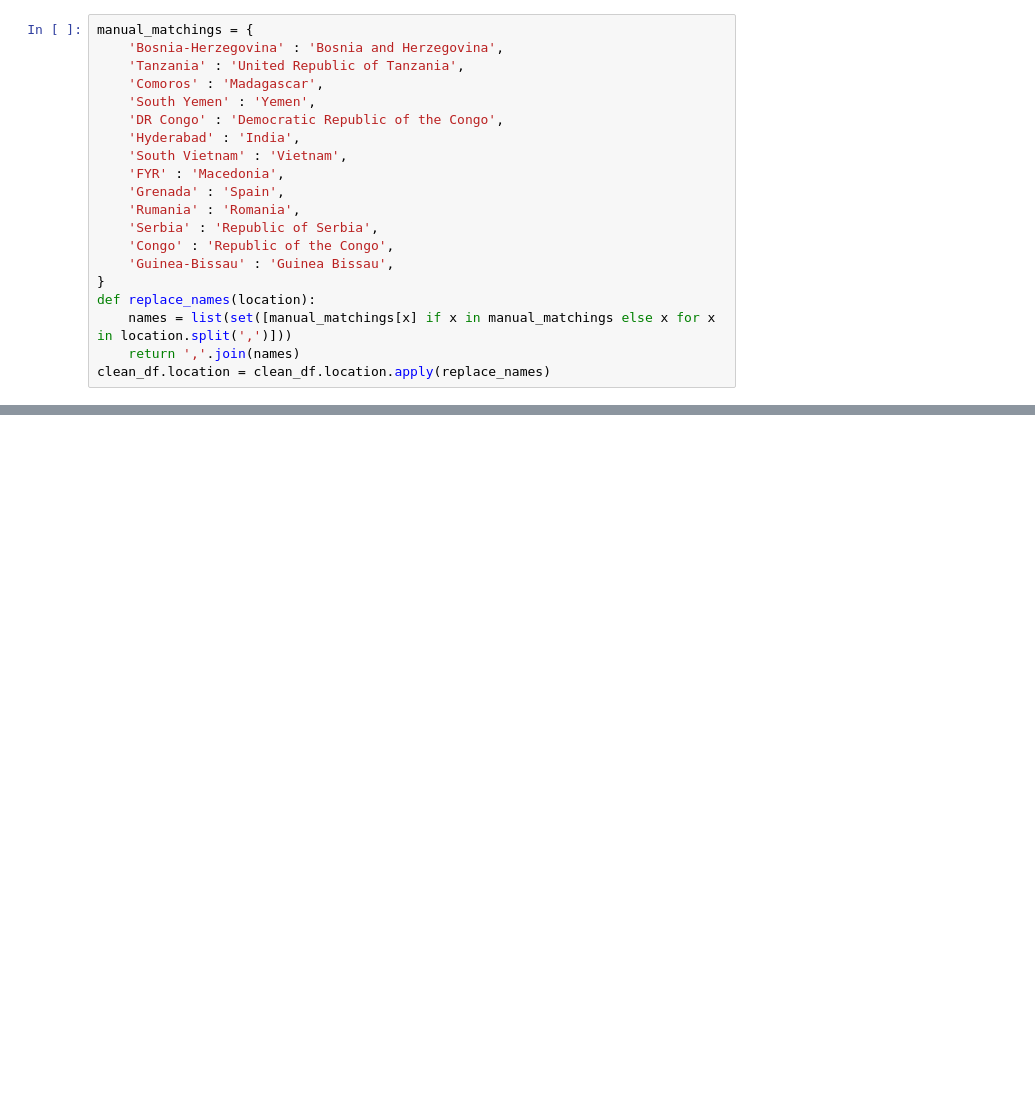
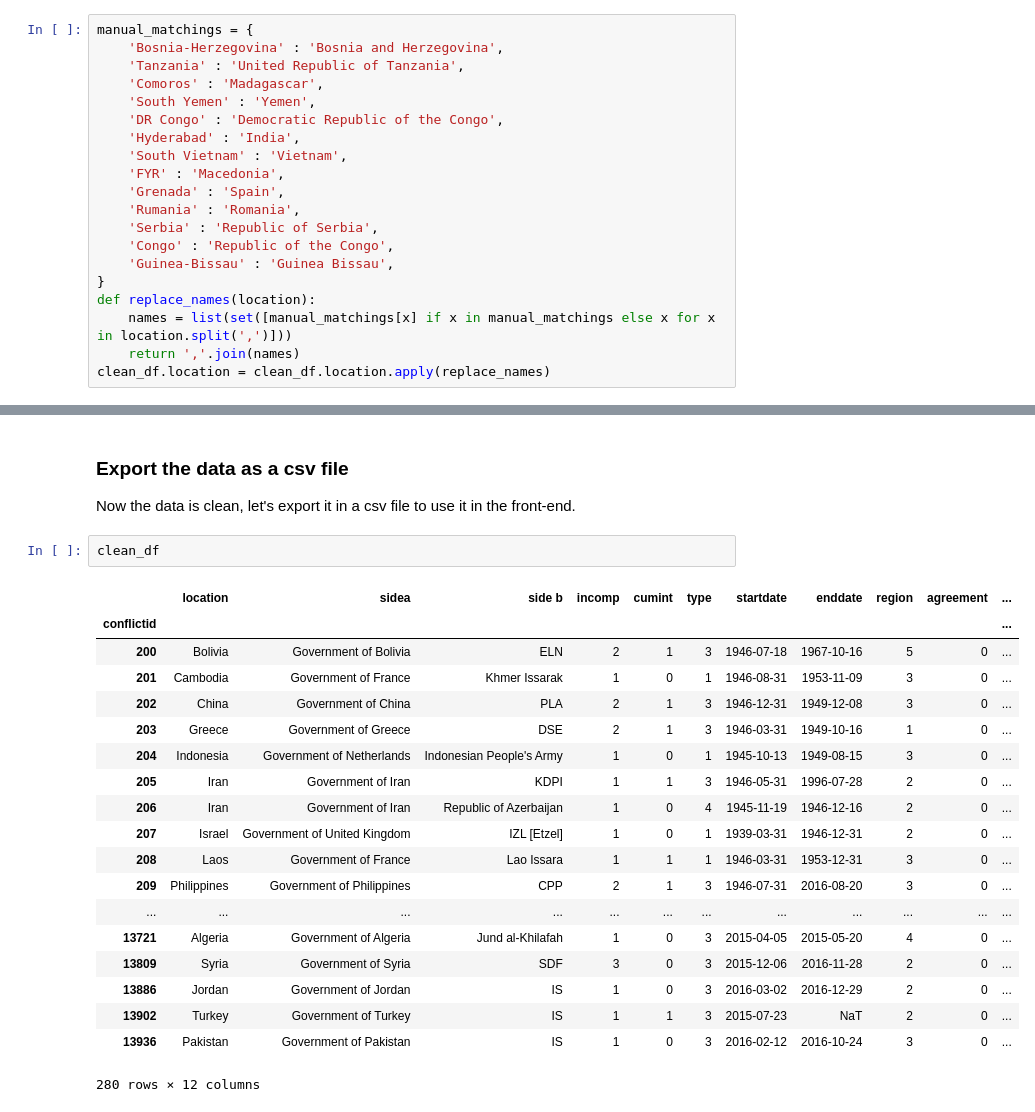
Before and after one commit to rbsteinm/AppliedDataAnalysis, a Jupyter notebook: project/DataExploration.ipynb, the cells around one changed output, grey strips where cells are left out. Drawn from its saved outputs; the diff is of its cells as text; blank space fills up the shorter version.

```diff
--- a/project/DataExploration.ipynb
+++ b/project/DataExploration.ipynb
@@ -868,0 +1096,25 @@ print_unmatched(map_countries)
+# %% [markdown]
+### Export the data as a csv file
+Now the data is clean, let's export it in a csv file to use it in the front-end.
+# %%
+clean_df
+# %% [output]
+|  | location | sidea | side b | incomp | cumint | type | startdate | enddate | region | agreement | ... |
+| conflictid |  |  |  |  |  |  |  |  |  |  | ... |
+| 200 | Bolivia | Government of Bolivia | ELN | 2 | 1 | 3 | 1946-07-18 | 1967-10-16 | 5 | 0 | ... |
+| 201 | Cambodia | Government of France | Khmer Issarak | 1 | 0 | 1 | 1946-08-31 | 1953-11-09 | 3 | 0 | ... |
+| 202 | China | Government of China | PLA | 2 | 1 | 3 | 1946-12-31 | 1949-12-08 | 3 | 0 | ... |
+| 203 | Greece | Government of Greece | DSE | 2 | 1 | 3 | 1946-03-31 | 1949-10-16 | 1 | 0 | ... |
+| 204 | Indonesia | Government of Netherlands | Indonesian People's Army | 1 | 0 | 1 | 1945-10-13 | 1949-08-15 | 3 | 0 | ... |
+| 205 | Iran | Government of Iran | KDPI | 1 | 1 | 3 | 1946-05-31 | 1996-07-28 | 2 | 0 | ... |
+| 206 | Iran | Government of Iran | Republic of Azerbaijan | 1 | 0 | 4 | 1945-11-19 | 1946-12-16 | 2 | 0 | ... |
+| 207 | Israel | Government of United Kingdom | IZL [Etzel] | 1 | 0 | 1 | 1939-03-31 | 1946-12-31 | 2 | 0 | ... |
+| 208 | Laos | Government of France | Lao Issara | 1 | 1 | 1 | 1946-03-31 | 1953-12-31 | 3 | 0 | ... |
+| 209 | Philippines | Government of Philippines | CPP | 2 | 1 | 3 | 1946-07-31 | 2016-08-20 | 3 | 0 | ... |
+| ... | ... | ... | ... | ... | ... | ... | ... | ... | ... | ... | ... |
+| 13721 | Algeria | Government of Algeria | Jund al-Khilafah | 1 | 0 | 3 | 2015-04-05 | 2015-05-20 | 4 | 0 | ... |
+| 13809 | Syria | Government of Syria | SDF | 3 | 0 | 3 | 2015-12-06 | 2016-11-28 | 2 | 0 | ... |
+| 13886 | Jordan | Government of Jordan | IS | 1 | 0 | 3 | 2016-03-02 | 2016-12-29 | 2 | 0 | ... |
+| 13902 | Turkey | Government of Turkey | IS | 1 | 1 | 3 | 2015-07-23 | NaT | 2 | 0 | ... |
+| 13936 | Pakistan | Government of Pakistan | IS | 1 | 0 | 3 | 2016-02-12 | 2016-10-24 | 3 | 0 | ... |
+280 rows × 12 columns
```
Also changed, not shown: parts of 36 cells of this notebook, 3 other files.
